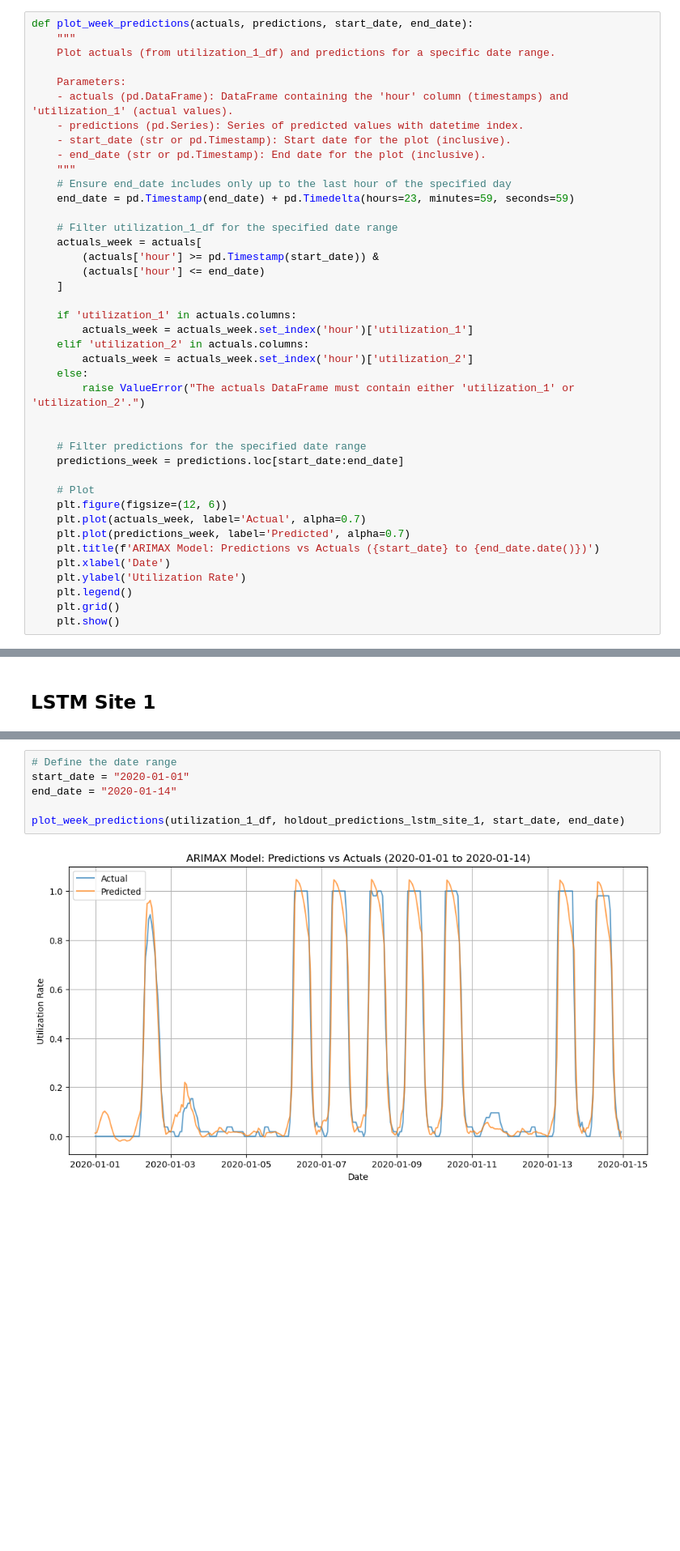
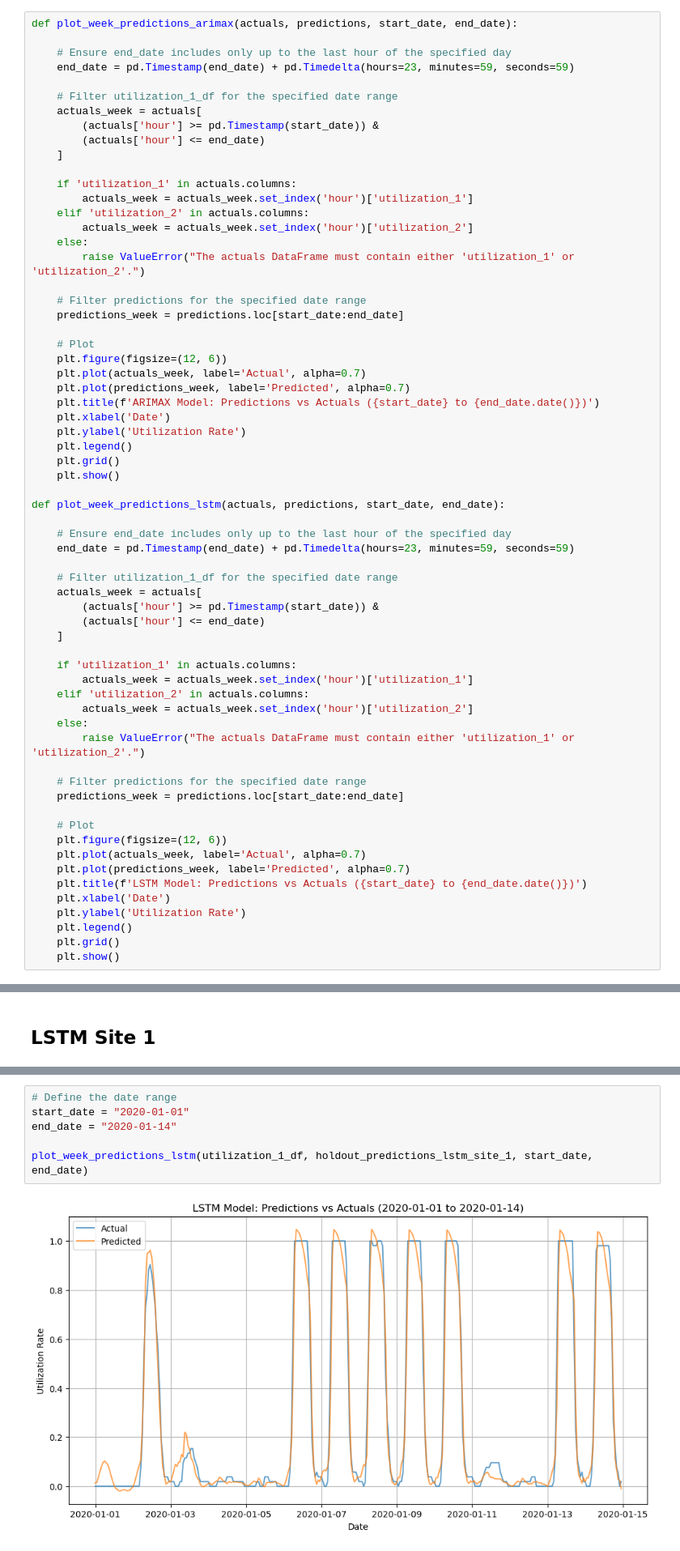
Before and after one commit to JanRkck/AA24, a Jupyter notebook: Utilization_Rate.ipynb, the cells around one changed output, grey strips where cells are left out. Shown at 81% size. Saved outputs shown, nothing was run; the diff lists cells and outputs as text; blank space fills up the shorter version.

Commit message:
adjusted plot function actual/predicted

```diff
--- a/Utilization_Rate.ipynb
+++ b/Utilization_Rate.ipynb
@@ -531,16 +531,8 @@ utilization_1_df.hour.max() # max timestamp after adding features
 # %% [output]
 Timestamp('2020-12-31 23:00:00')
 # %%
-def plot_week_predictions(actuals, predictions, start_date, end_date):
-    """
-    Plot actuals (from utilization_1_df) and predictions for a specific date range.
+def plot_week_predictions_arimax(actuals, predictions, start_date, end_date):
 
-    Parameters:
-    - actuals (pd.DataFrame): DataFrame containing the 'hour' column (timestamps) and 'utilization_1' (actual values).
-    - predictions (pd.Series): Series of predicted values with datetime index.
-    - start_date (str or pd.Timestamp): Start date for the plot (inclusive).
-    - end_date (str or pd.Timestamp): End date for the plot (inclusive).
-    """
     # Ensure end_date includes only up to the last hour of the specified day
     end_date = pd.Timestamp(end_date) + pd.Timedelta(hours=23, minutes=59, seconds=59)
 
@@ -557,7 +549,6 @@ def plot_week_predictions(actuals, predictions, start_date, end_date):
     else:
         raise ValueError("The actuals DataFrame must contain either 'utilization_1' or 'utilization_2'.")
 
-
     # Filter predictions for the specified date range
     predictions_week = predictions.loc[start_date:end_date]
 
@@ -571,6 +562,38 @@ def plot_week_predictions(actuals, predictions, start_date, end_date):
     plt.legend()
     plt.grid()
     plt.show()
+
+def plot_week_predictions_lstm(actuals, predictions, start_date, end_date):
+
+    # Ensure end_date includes only up to the last hour of the specified day
+    end_date = pd.Timestamp(end_date) + pd.Timedelta(hours=23, minutes=59, seconds=59)
+
+    # Filter utilization_1_df for the specified date range
+    actuals_week = actuals[
+        (actuals['hour'] >= pd.Timestamp(start_date)) &
+        (actuals['hour'] <= end_date)
+    ]
+
+    if 'utilization_1' in actuals.columns:
+        actuals_week = actuals_week.set_index('hour')['utilization_1']
+    elif 'utilization_2' in actuals.columns:
+        actuals_week = actuals_week.set_index('hour')['utilization_2']
+    else:
+        raise ValueError("The actuals DataFrame must contain either 'utilization_1' or 'utilization_2'.")
+
+    # Filter predictions for the specified date range
+    predictions_week = predictions.loc[start_date:end_date]
+
+    # Plot
+    plt.figure(figsize=(12, 6))
+    plt.plot(actuals_week, label='Actual', alpha=0.7)
+    plt.plot(predictions_week, label='Predicted', alpha=0.7)
+    plt.title(f'LSTM Model: Predictions vs Actuals ({start_date} to {end_date.date()})')
+    plt.xlabel('Date')
+    plt.ylabel('Utilization Rate')
+    plt.legend()
+    plt.grid()
+    plt.show()
 # %%
 # this are all features that could possibly be used
 utilization_1_df.columns
@@ -1165,11 +1188,11 @@ _________________________________________________________________
 # %%
 # Define the date range
 start_date = "2020-01-01"
 end_date = "2020-01-14"
 
-plot_week_predictions(utilization_1_df, holdout_predictions_lstm_site_1, start_date, end_date)
+plot_week_predictions_lstm(utilization_1_df, holdout_predictions_lstm_site_1, start_date, end_date)
 # %% [output]
-[figure, old version]
+[figure, new version]
 # %% [markdown]
 ## LSTM Site 2
 # %%
```
Also changed, not shown: parts of 3 cells of this notebook.
